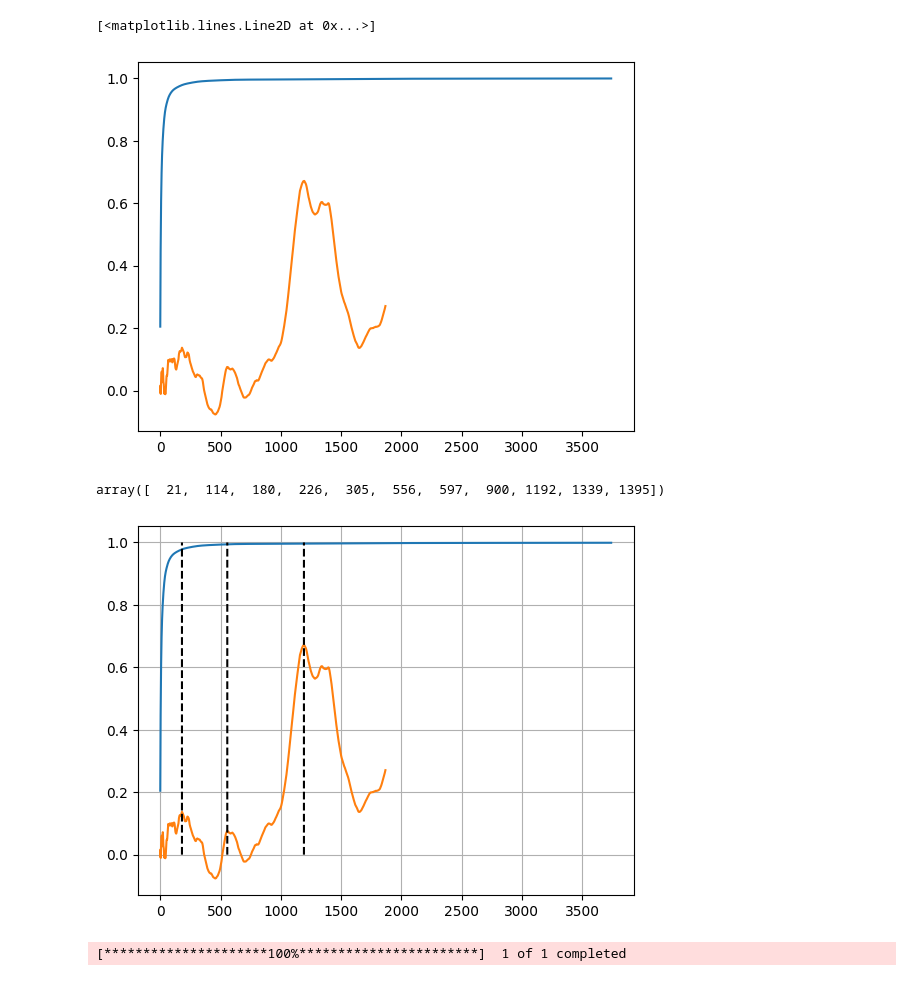
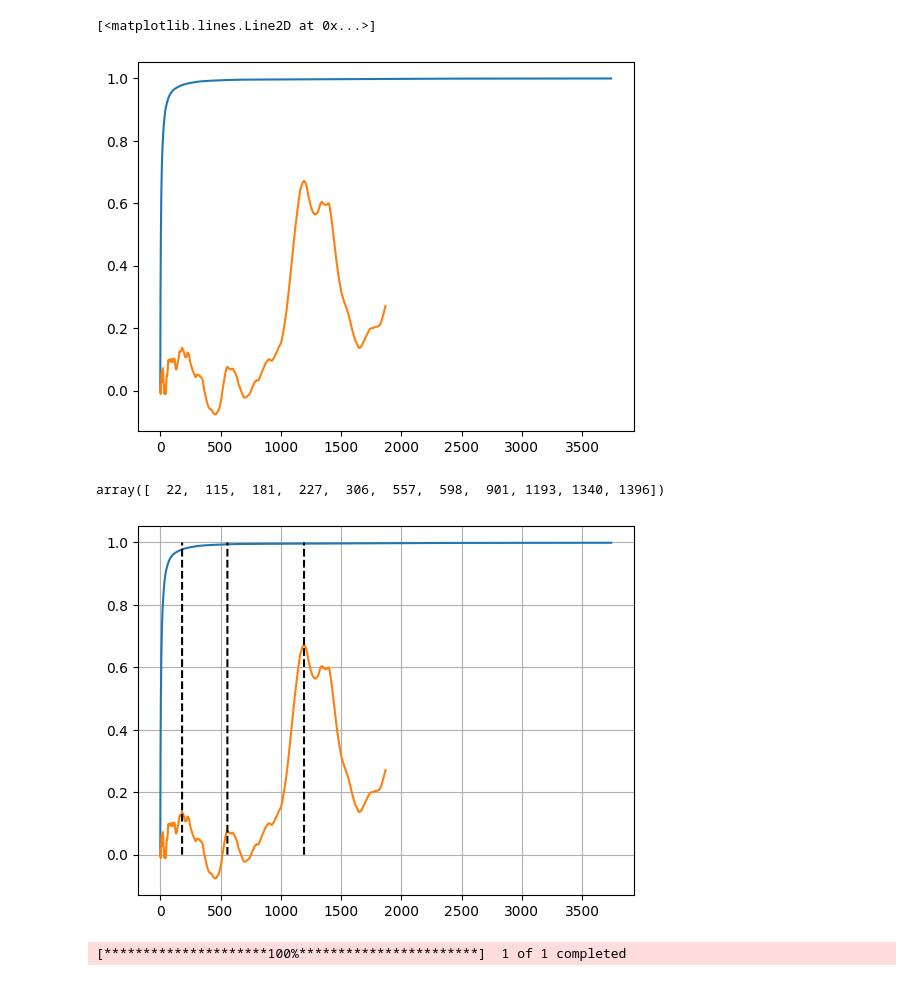
Before and after one commit to bahram3000/google_colab, a Jupyter notebook: btc_period_and_prediction_calculate.ipynb, the cells around one changed output. Saved outputs shown, nothing was run; the diff lists cells and outputs as text; code cells hidden in the pictures.

```diff
--- a/btc_period_and_prediction_calculate.ipynb
+++ b/btc_period_and_prediction_calculate.ipynb
@@ -12,28 +12,28 @@ fbpdun0=pd.read_csv("/content/fbpdun .csv")
 # %%
-fbpdov1=fbpdov0.iloc[:,1].values
-fbpdun1=fbpdun0.iloc[:,1].values
+fbpdov1=fbpdov0.iloc[0,:].values
+fbpdun1=fbpdun0.iloc[0,:].values
 # %%
 plt.plot(fbpdov1)
 plt.plot(fbpdun1)
 # %% [output]
 [<matplotlib.lines.Line2D at 0x...>]
-[figure, old version]
+[figure, new version]
 # %%
 fp=find_pivot(fbpdun1)
 # %%
 fp[0]
 # %% [output]
-array([  21,  114,  180,  226,  305,  556,  597,  900, 1192, 1339, 1395])
+array([  22,  115,  181,  227,  306,  557,  598,  901, 1193, 1340, 1396])
 # %%
 plt.plot(fbpdov1)
 plt.plot(fbpdun1)
-plt.plot([180]*(len(fbpdov1)+len(fbpdun1)),np.linspace(0,1,len(fbpdov1)+len(fbpdun1)),linestyle='--',c='black')
-plt.plot([556]*(len(fbpdov1)+len(fbpdun1)),np.linspace(0,1,len(fbpdov1)+len(fbpdun1)),linestyle='--',c='black')
-plt.plot([1192]*(len(fbpdov1)+len(fbpdun1)),np.linspace(0,1,len(fbpdov1)+len(fbpdun1)),linestyle='--',c='black')
+plt.plot([181]*(len(fbpdov1)+len(fbpdun1)),np.linspace(0,1,len(fbpdov1)+len(fbpdun1)),linestyle='--',c='black')
+plt.plot([557]*(len(fbpdov1)+len(fbpdun1)),np.linspace(0,1,len(fbpdov1)+len(fbpdun1)),linestyle='--',c='black')
+plt.plot([1193]*(len(fbpdov1)+len(fbpdun1)),np.linspace(0,1,len(fbpdov1)+len(fbpdun1)),linestyle='--',c='black')
 plt.grid()
 plt.show()
 # %% [output]
-[figure, old version]
+[figure, new version]
 # %%
 btc=yf.download("BTC-USD")
 # %% [output]
```
Also changed, not shown: parts of 16 cells of this notebook.
